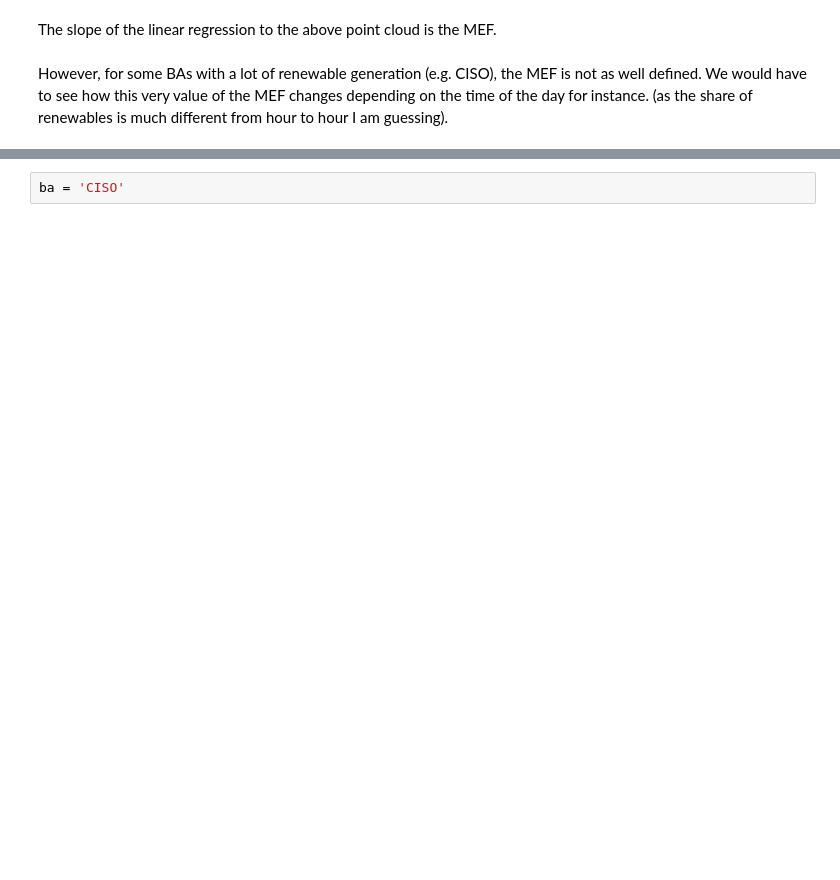
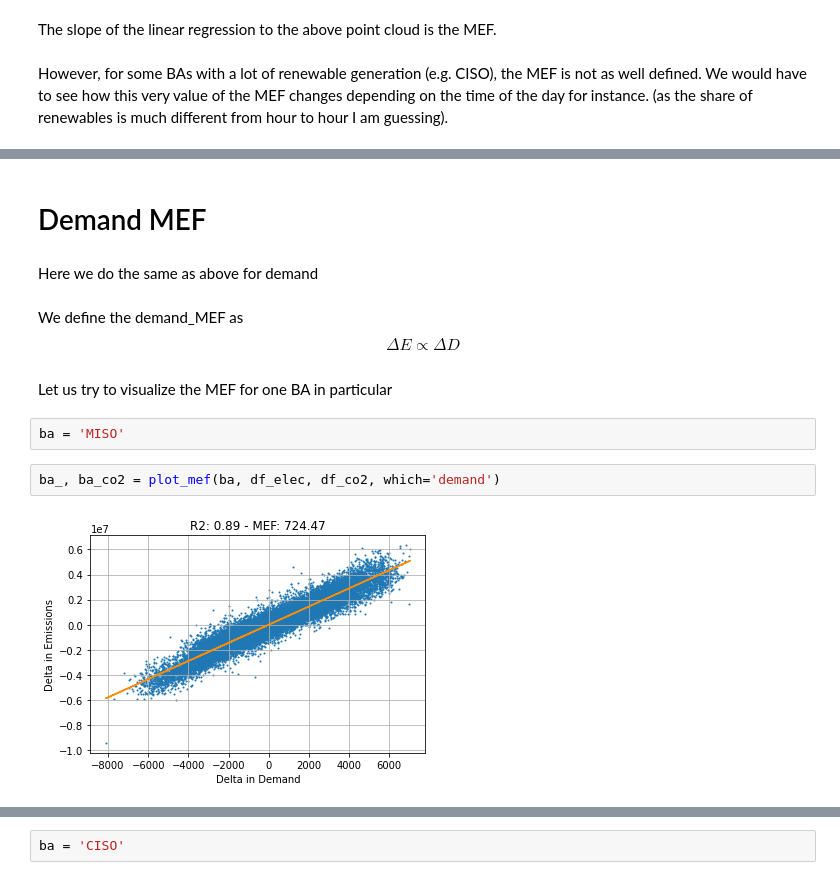
Before and after one commit to degleris1/DynamicMarginalEmissions.jl, a Jupyter notebook: notebooks/gridemissions.ipynb, the cells around one changed output, grey strips where cells are left out. Cells and saved outputs as stored; diff of their text form; blank space fills up the shorter version.

```diff
--- a/notebooks/gridemissions.ipynb
+++ b/notebooks/gridemissions.ipynb
@@ -282,0 +320,17 @@ However, for some BAs with a lot of renewable generation (e.g. CISO), the MEF is
+# %% [markdown]
+# Demand MEF
+# %% [markdown]
+Here we do the same as above for demand
+# %% [markdown]
+We define the demand_MEF as
+$$
+ \Delta E\propto \Delta D
+$$
+# %% [markdown]
+Let us try to visualize the MEF for one BA in particular
+# %%
+ba = 'MISO'
+# %%
+ba_, ba_co2 = plot_mef(ba, df_elec, df_co2, which='demand')
+# %% [output]
+[figure, added]
```
Also changed, not shown: parts of 20 cells of this notebook, 3 other files.
